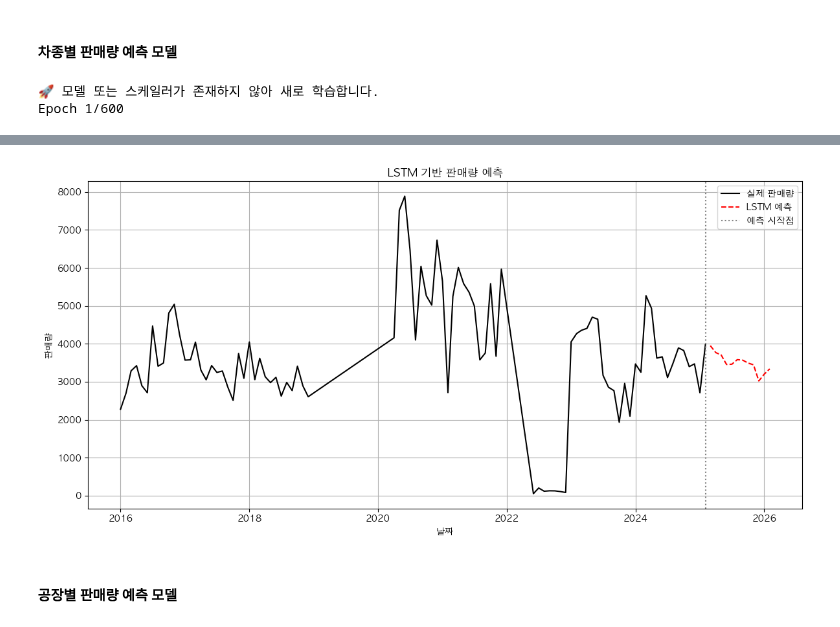
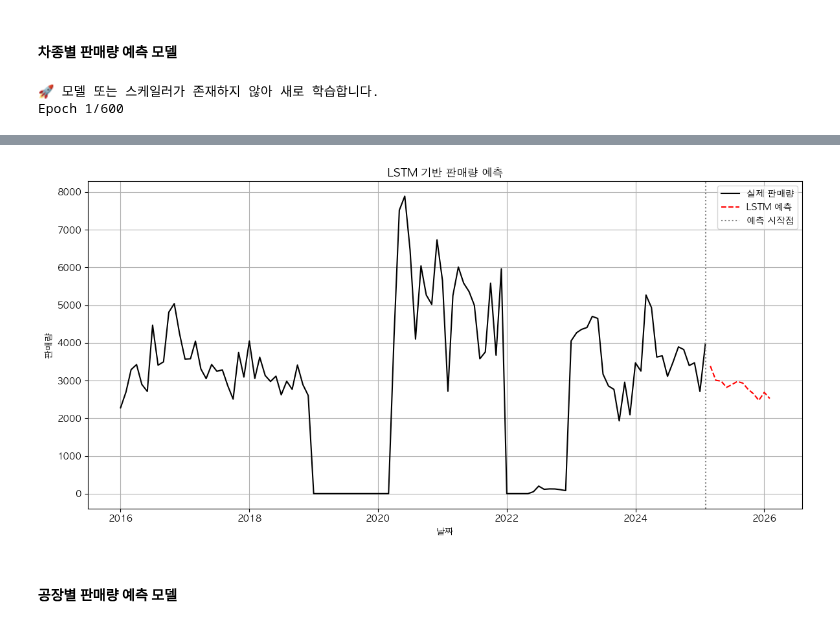
Before and after one commit to CodeWorks-hi/mini-project-2, a Jupyter notebook: jupyter_notebooks/모델_개발/retail_pred_model.ipynb, the cells around one changed output, grey strips where cells are left out. Saved outputs shown, nothing was run; the diff lists cells and outputs as text; code cells hidden in the pictures.

```diff
--- a/jupyter_notebooks/모델_개발/retail_pred_model.ipynb
+++ b/jupyter_notebooks/모델_개발/retail_pred_model.ipynb
@@ -159,7 +159,7 @@ def ensure_model(region_name):
         return False
 
 # 5. 실행 예시
-file_path = "../../data/processed/지역별판매 복사본 2.csv"
+file_path = "../../data/processed/지역별판매 복사본.csv"
 df = pd.read_csv(file_path)
 
 # 전처리: 지역명 + 대륙 통합
@@ -181,7 +181,7 @@ status = ensure_model(region_name)
 
 # ✅ 특정 기간 값이 모두 0인지 확인
 zero_check_range = region_data.loc["2024-09":"2025-02", "y"]
-if (zero_check_range.isnull().sum() == len(zero_check_range)):
+if (zero_check_range.sum() == 0):
     print("🚫 이 지역은 현재 검색이 불가능합니다.")
 else :
     if status:
@@ -313,7 +313,7 @@ def plot_lstm_forecast(series, forecast_df, car_name, forecast_months, save_path
     plt.show()
 
 # 5. 실행 예시
-file_path = "../../data/processed/차종별판매 복사본 2.csv"
+file_path = "../../data/processed/차종별판매 복사본.csv"
 df = pd.read_csv(file_path)
 
 # 전처리: 인덱스 통합
@@ -353,7 +353,7 @@ status = ensure_model(car_name)
 
 # ✅ 특정 기간 값이 모두 0인지 확인
 zero_check_range = car_data.loc["2024-09":"2025-02", "y"]
-if (zero_check_range.isnull().sum() == len(zero_check_range)):
+if (zero_check_range.sum() == 0):
     print("🚫 이 차는 더 이상 생산하지 않습니다.")
 else :
     if status:
@@ -397,4 +392,4 @@ WARNING:absl:You are saving your model as an HDF5 file via `model.save()` or `ke
-[figure, old version]
+[figure, new version]
 # %% [markdown]
 #### 공장별 판매량 예측 모델
 # %%
```
Also changed, not shown: parts of 5 cells of this notebook, 15 other files.
